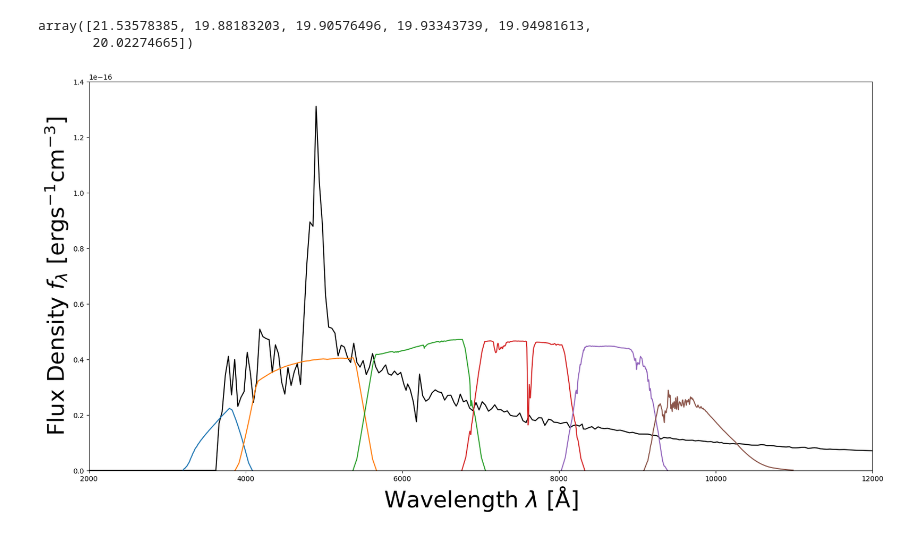
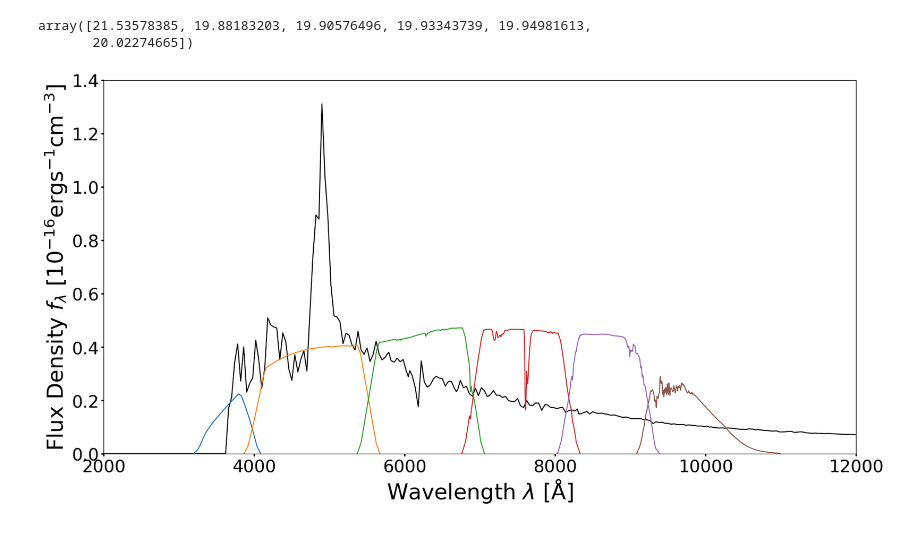
Before and after one commit to fpetri115/LBGforecast, a Jupyter notebook: test.ipynb, the cells around one changed output. Saved outputs shown, nothing was run; the diff lists cells and outputs as text; code cells hidden in the pictures.

```diff
--- a/test.ipynb
+++ b/test.ipynb
@@ -15,18 +15,18 @@ from lbg_forecast.popmodel import galaxy_population_model
 # %%
 sps_model = initialise_sps_model(dust_type=2)
 # %%
-sps_params = galaxy_population_model()
+sps_params = galaxy_population_model(np.array([3]))
 update_sps_model(sps_model, sps_params)
 # %%
-simulate_photometry_lsst_fsps(sps_model, mass=sps_params[1])
+simulate_photometry_lsst_fsps(sps_model, mass=sps_params["mass"])
 # %% [output]
 array([21.53578385, 19.88183203, 19.90576496, 19.93343739, 19.94981613,
        20.02274665])
 # %%
 spectrum = simulate_sed(sps_model, sps_params)
-plot_sed(spectrum, xmin=2000, xmax=12000, ymin=0,
-          ymax=1.4e-16, xsize=20, ysize=10,
+plot_sed(spectrum, scaley = 16, xmin=2000, xmax=12000, ymin=0,
+          ymax=1.4, xsize=20, ysize=10,
          fontsize=32, log=False, c = 'k')
-plot_lsst_filters(factor=1e-16)
+plot_lsst_filters(factor=1)
 # %% [output]
-[figure, old version]
+[figure, new version]
```
Also changed, not shown: 2 other files.
